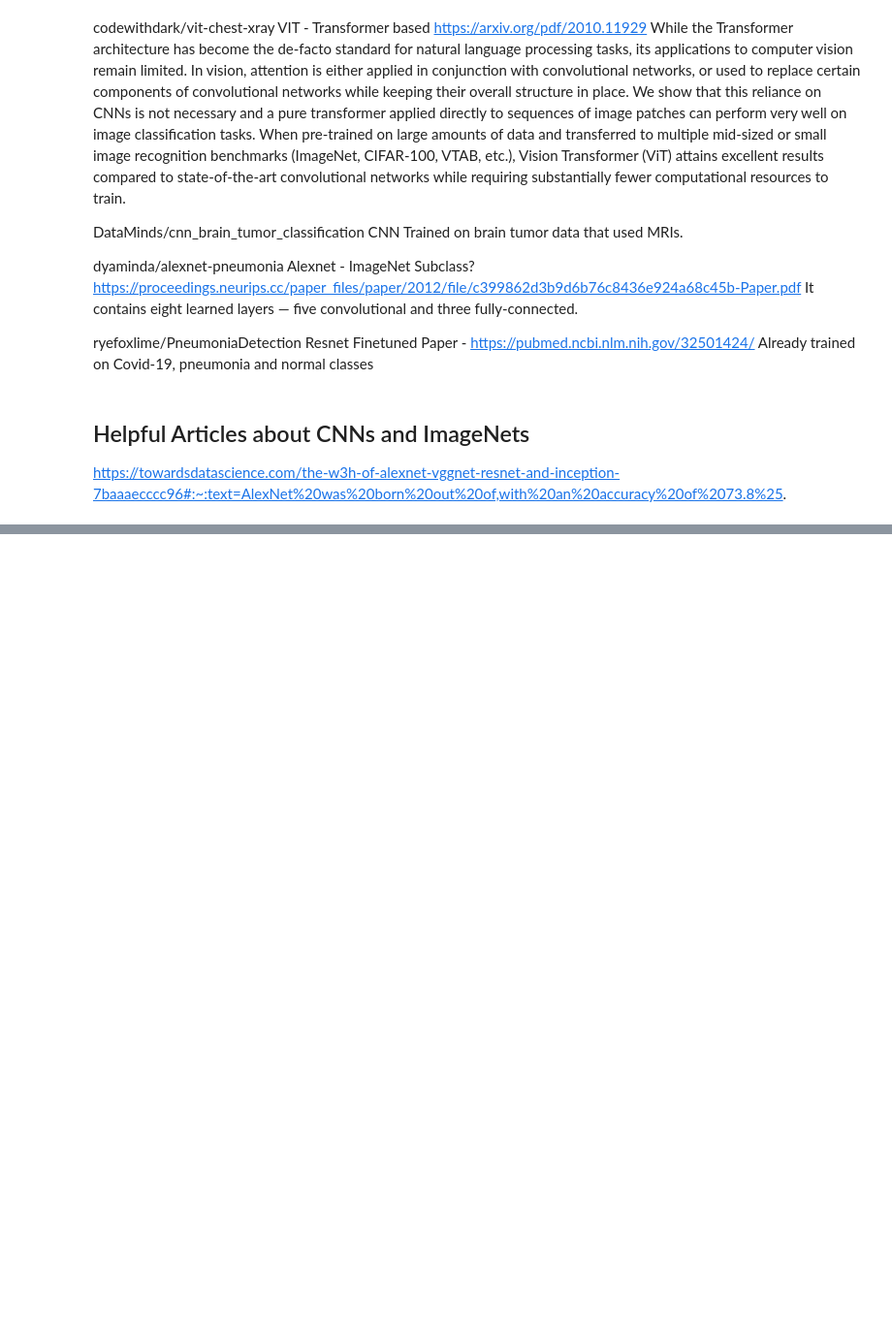
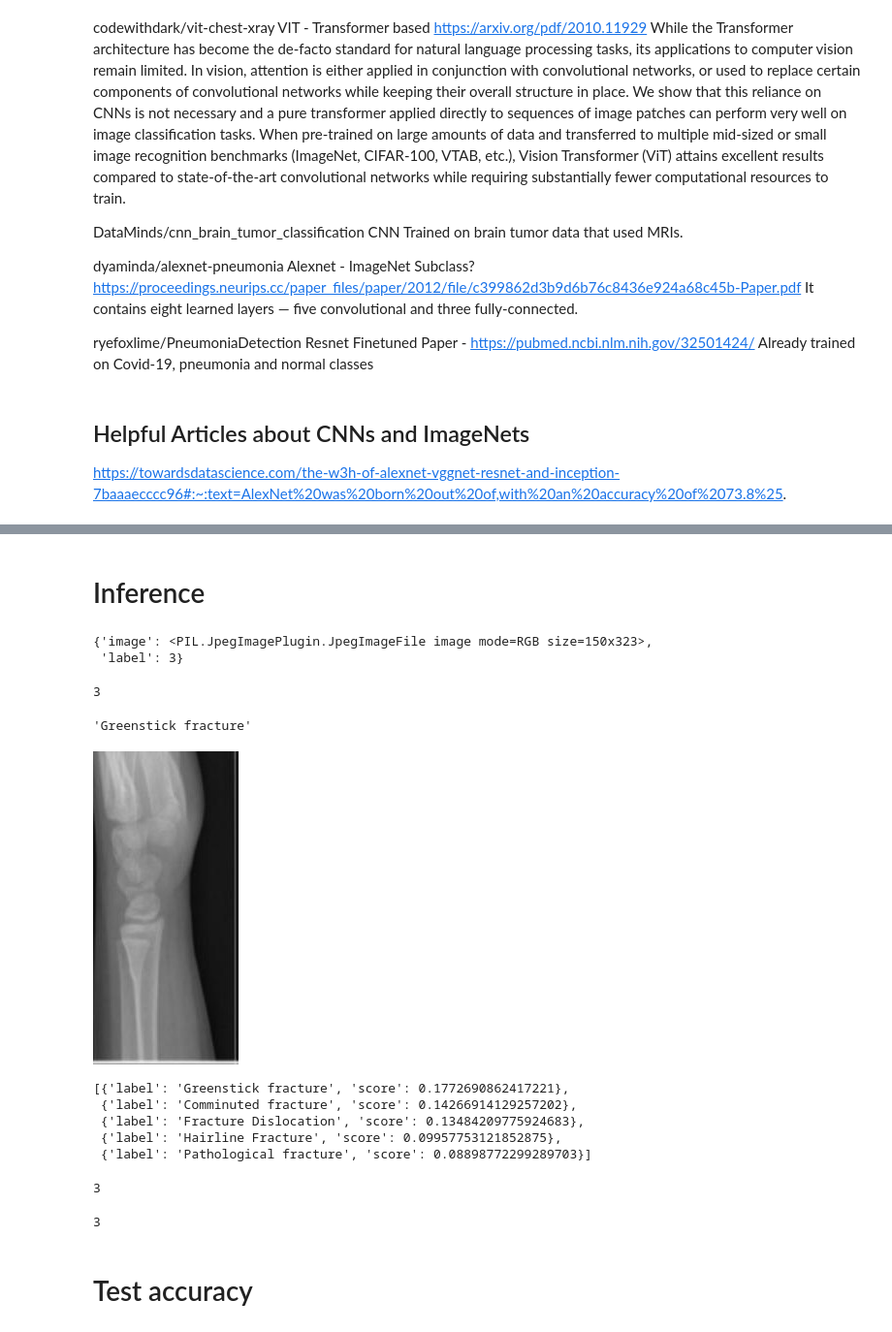
Before and after one commit to JonPGallegos/image_classification_covid, a Jupyter notebook: Class Project.ipynb, the cells around one changed output, grey strips where cells are left out. Shown: that part at 97% size. Drawn from its saved outputs; the diff is of its cells as text; code cells hidden in the pictures; blank space fills up the shorter version.

```diff
--- a/Class Project.ipynb
+++ b/Class Project.ipynb
@@ -31,3 +31,7 @@ Already trained on Covid-19, pneumonia and normal classes
 # %% [markdown]
 ## Helpful Articles about CNNs and ImageNets
 https://towardsdatascience.com/the-w3h-of-alexnet-vggnet-resnet-and-inception-7baaaecccc96#:~:text=AlexNet%20was%20born%20out%20of,with%20an%20accuracy%20of%2073.8%25.
+# %%
+from datasets import load_dataset
+
+dataset = load_dataset('imagefolder', data_dir='Bone Break Classification')
@@ -33,0 +187,32 @@ https://towardsdatascience.com/the-w3h-of-alexnet-vggnet-resnet-and-inception-7b
+# %% [markdown]
+# Inference
+# %%
+index = 400
+test_image = dataset['train'][index]['image']
+dataset['train'][index]
+# %% [output]
+{'image': <PIL.JpegImagePlugin.JpegImageFile image mode=RGB size=150x323>,
+ 'label': 3}
+# %%
+dataset['train'][index]['label']
+# %% [output]
+3
+# %%
+id2label[str(dataset['train'][index]['label'])]
+# %% [output]
+'Greenstick fracture'
+# %%
+test_image
+# %% [output]
+[figure, added]
+# %%
+from transformers import pipeline
+
+classifier = pipeline("image-classification", model="vit_bone_fractures")
+classifier(test_image)
+# %% [output]
+[{'label': 'Greenstick fracture', 'score': 0.1772690862417221},
+ {'label': 'Comminuted fracture', 'score': 0.14266914129257202},
+ {'label': 'Fracture Dislocation', 'score': 0.13484209775924683},
+ {'label': 'Hairline Fracture', 'score': 0.09957753121852875},
+ {'label': 'Pathological fracture', 'score': 0.08898772299289703}]
@@ -33,0 +225,13 @@ https://towardsdatascience.com/the-w3h-of-alexnet-vggnet-resnet-and-inception-7b
+# %%
+with torch.no_grad():
+    logits = model(**inputs).logits
+int(dataset['train'][index]['label'])
+# assert int(logits.argmax()) == int(dataset['train'][index]['label'])
+# %% [output]
+3
+# %%
+int(logits.argmax().numpy())
+# %% [output]
+3
+# %% [markdown]
+# Test accuracy
```
Also changed, not shown: parts of 22 cells of this notebook, 1 other file.
